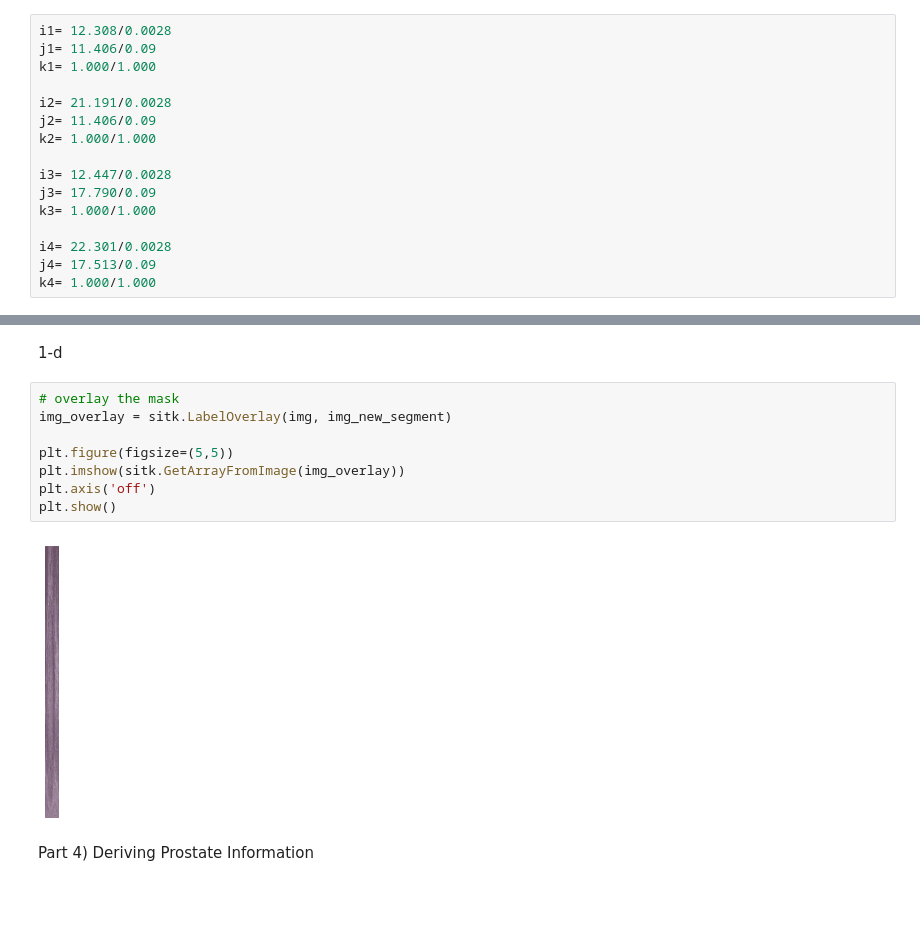
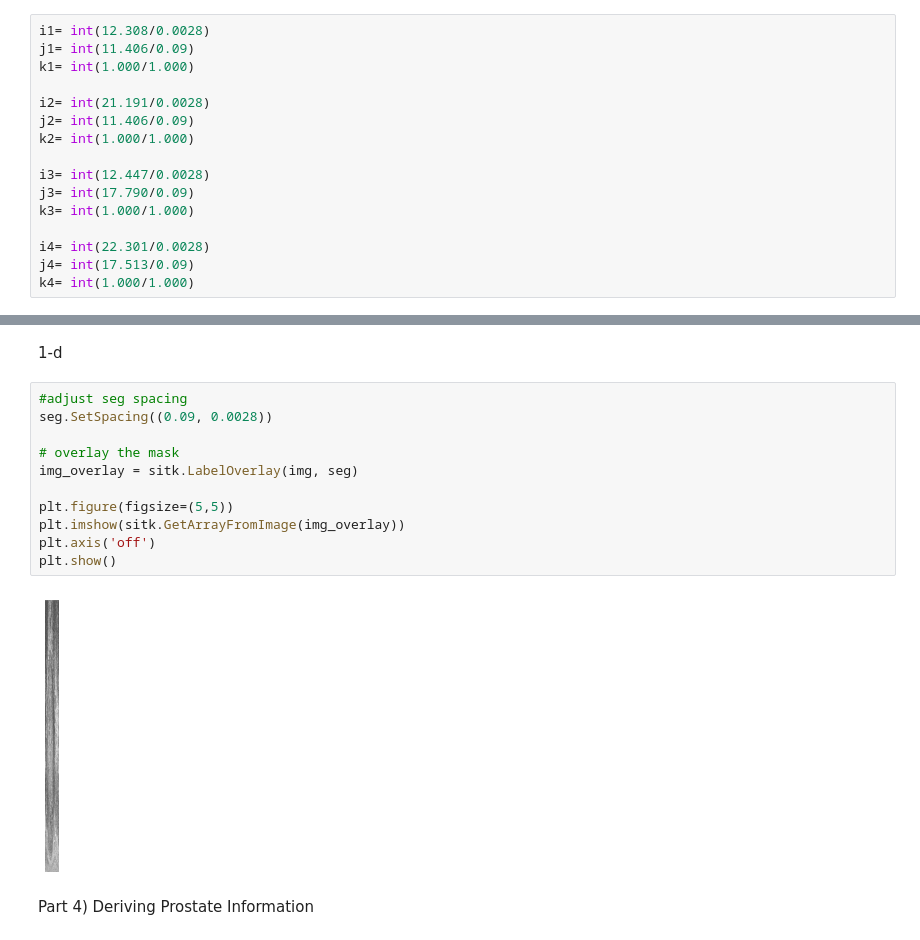
Before and after one commit to moondancerrr/Quantitative-analysis-of-ultrasound-images, a Jupyter notebook: SarahSalloum_assignment3.ipynb, the cells around one changed output, grey strips where cells are left out. Drawn from its saved outputs; the diff is of its cells as text; blank space fills up the shorter version.

```diff
--- a/SarahSalloum_assignment3.ipynb
+++ b/SarahSalloum_assignment3.ipynb
@@ -298,21 +281,21 @@ image.png
 # %% [markdown]
 c-
 # %%
-i1= 12.308/0.0028
-j1= 11.406/0.09
-k1= 1.000/1.000
+i1= int(12.308/0.0028)
+j1= int(11.406/0.09)
+k1= int(1.000/1.000)
 
-i2= 21.191/0.0028
-j2= 11.406/0.09
-k2= 1.000/1.000
+i2= int(21.191/0.0028)
+j2= int(11.406/0.09)
+k2= int(1.000/1.000)
 
-i3= 12.447/0.0028
-j3= 17.790/0.09
-k3= 1.000/1.000
+i3= int(12.447/0.0028)
+j3= int(17.790/0.09)
+k3= int(1.000/1.000)
 
-i4= 22.301/0.0028
-j4= 17.513/0.09
-k4= 1.000/1.000
+i4= int(22.301/0.0028)
+j4= int(17.513/0.09)
+k4= int(1.000/1.000)
 # %%
 seed1 = (i1, j1,k1)
 seed2 = (i2, j2,k2)
@@ -334,15 +313,18 @@ d-
 # %% [markdown]
 1-d
 # %%
+#adjust seg spacing
+seg.SetSpacing((0.09, 0.0028))
+
 # overlay the mask
-img_overlay = sitk.LabelOverlay(img, img_new_segment)
+img_overlay = sitk.LabelOverlay(img, seg)
 
 plt.figure(figsize=(5,5))
 plt.imshow(sitk.GetArrayFromImage(img_overlay))
 plt.axis('off')
 plt.show()
 # %% [output]
-[figure, old version]
+[figure, new version]
 # %% [markdown]
 Part 4) Deriving Prostate Information
 # %%
```
Also changed, not shown: parts of 4 cells of this notebook.
